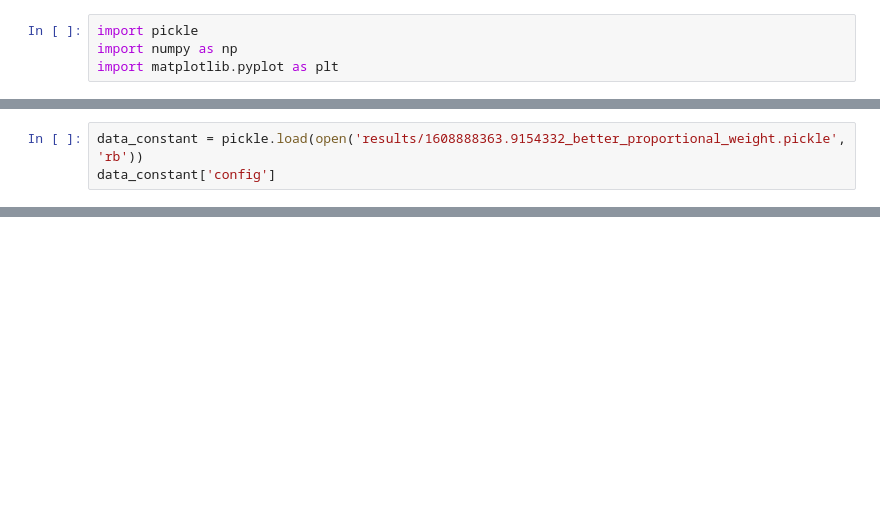
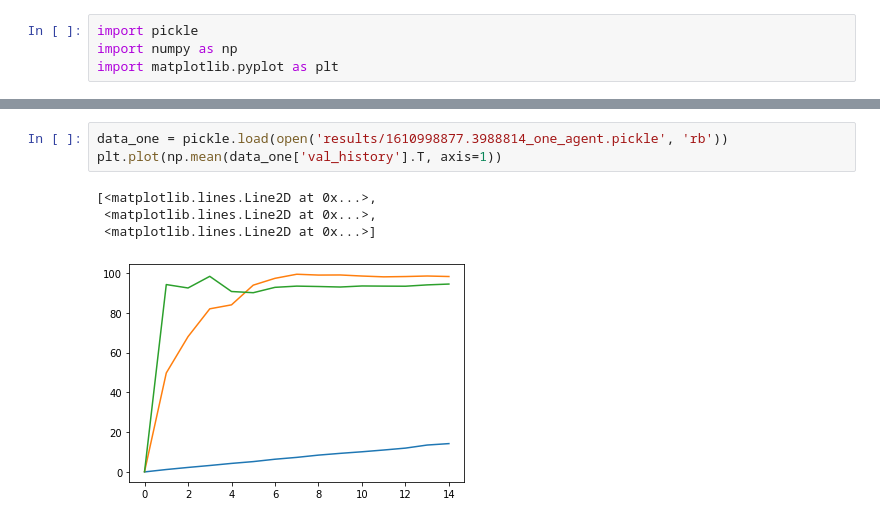
Before and after one commit to csreid/heterogeneous-mutual, a Jupyter notebook: figs.ipynb, the cells around one changed output, grey strips where cells are left out. Saved outputs shown, nothing was run; the diff lists cells and outputs as text; blank space fills up the shorter version.

```diff
--- a/figs.ipynb
+++ b/figs.ipynb
@@ -131,3 +12,0 @@ plt.savefig('mutual_vs_target.png')
-# %%
-data_constant = pickle.load(open('results/1608888363.9154332_better_proportional_weight.pickle', 'rb'))
-data_constant['config']
@@ -164,0 +23,8 @@ plt.show()
+# %%
+data_one = pickle.load(open('results/1610998877.3988814_one_agent.pickle', 'rb'))
+plt.plot(np.mean(data_one['val_history'].T, axis=1))
+# %% [output]
+[<matplotlib.lines.Line2D at 0x...>,
+ <matplotlib.lines.Line2D at 0x...>,
+ <matplotlib.lines.Line2D at 0x...>]
+[figure, added]
```
Also changed, not shown: parts of 14 cells of this notebook, 2 other files.
